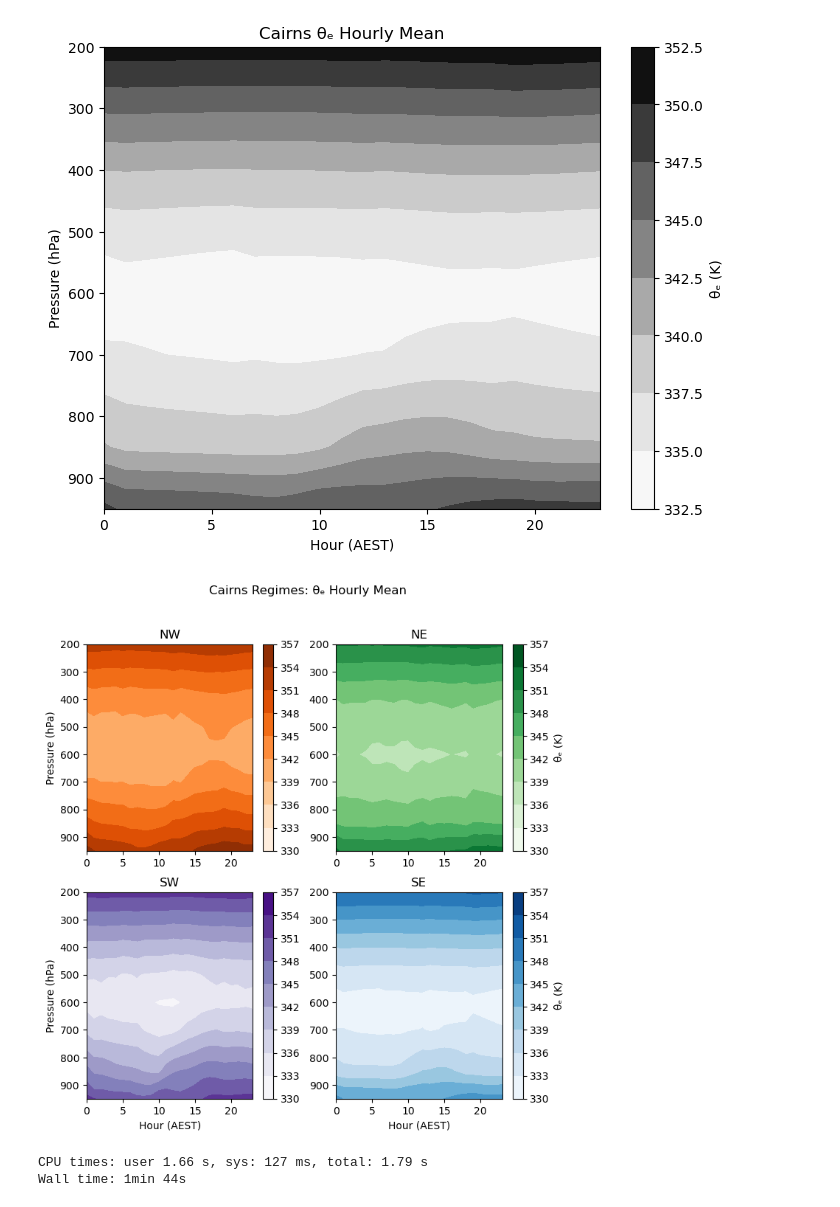
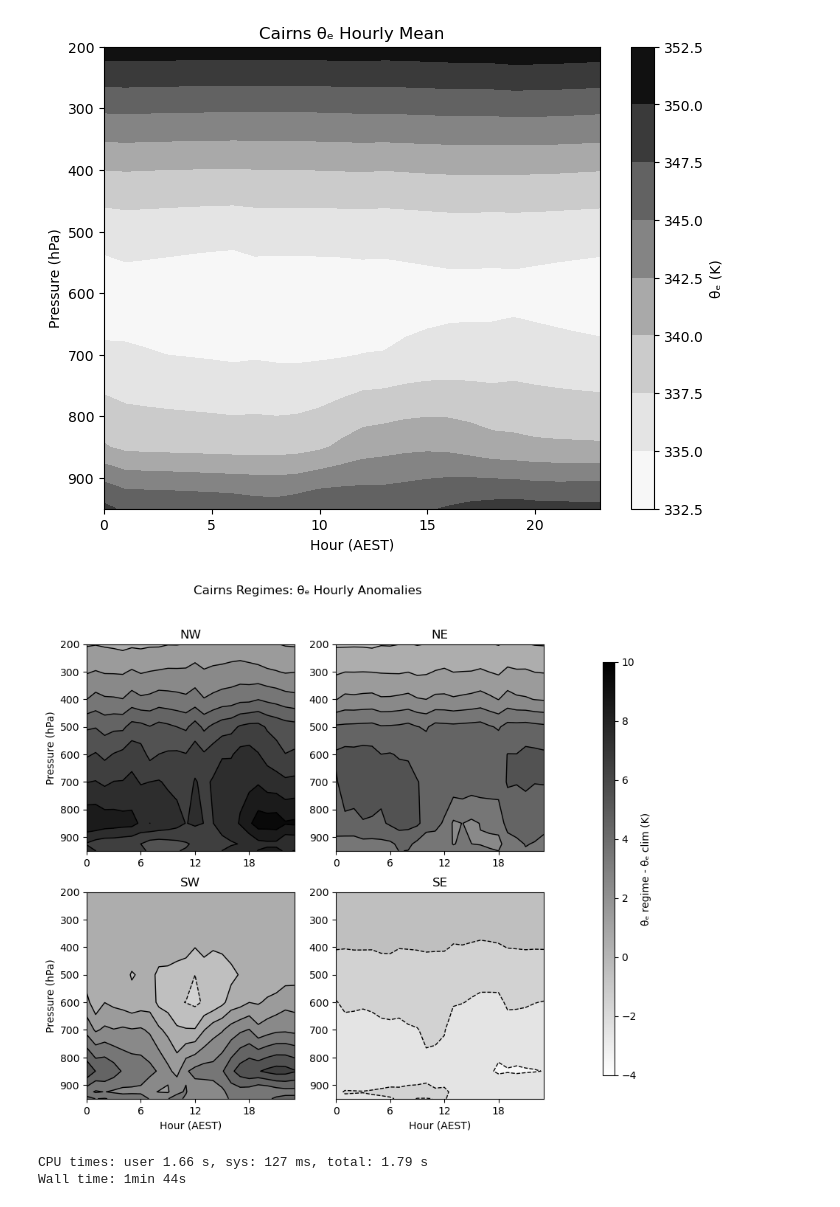
Before and after one commit to alanah-chapman/diurnal-cylces-of-clouds-and-rainfall-over-NE-QLD-during-CBS, a Jupyter notebook: BA_theta-e.ipynb, the cells around one changed output. Drawn from its saved outputs; the diff is of its cells as text; code cells hidden in the pictures.

```diff
--- a/BA_theta-e.ipynb
+++ b/BA_theta-e.ipynb
@@ -212,11 +218,11 @@ eqpt_NW_roll = np.roll(eqpt_NW,shift=10,axis=0)
 # %%
 # save eqpt results as numpy array dataset
 # np.save('/home/563/ac9768/barra-2/eqpt_NW_towns.npy', eqpt_NW_roll)
-eqpt = np.load('/home/563/ac9768/barra-2/eqpt_cairns.npy')
-eqpt_NE = np.load('/home/563/ac9768/barra-2/eqpt_NE_cairns.npy')
-eqpt_SE = np.load('/home/563/ac9768/barra-2/eqpt_SE_cairns.npy')
-eqpt_SW = np.load('/home/563/ac9768/barra-2/eqpt_SW_cairns.npy')
-eqpt_NW = np.load('/home/563/ac9768/barra-2/eqpt_NW_cairns.npy')
+eqpt = np.load('/home/563/ac9768/barra-2/eqpt/eqpt_cairns.npy')
+eqpt_NE = np.load('/home/563/ac9768/barra-2/eqpt/eqpt_NE_cairns.npy')
+eqpt_SE = np.load('/home/563/ac9768/barra-2/eqpt/eqpt_SE_cairns.npy')
+eqpt_SW = np.load('/home/563/ac9768/barra-2/eqpt/eqpt_SW_cairns.npy')
+eqpt_NW = np.load('/home/563/ac9768/barra-2/eqpt/eqpt_NW_cairns.npy')
 # %%
 fig,ax = plt.subplots(1,1, figsize=[8,6])
 pressure = np.array([95000,92500,85000,70000,60000,50000,40000,30000,20000])
@@ -255,43 +261,59 @@ def plot_eqpt(site,eqpt,eqpt_NE,eqpt_SE,eqpt_SW,eqpt_NW,single_plot=None):
         ax.set_xlabel("θ\u2091 (K)")
         ax.grid()
         ax.set_xlim(331,357.5)
     else:
         fig,ax = plt.subplots(2,2, figsize=[8,8])
         ax[0,0].invert_yaxis()
         ax[0,1].invert_yaxis()
         ax[1,0].invert_yaxis()
         ax[1,1].invert_yaxis()
+        # plot regimes as mean values or difference from mean climatological conditions
+        levels = np.arange(-4,11,1) #np.arange(330,358,3)
         eqpt_NET = eqpt_NE.T
-        ne=ax[0,1].contourf(np.arange(0,24,1),pressure,eqpt_NET,levels=np.arange(330,358,3),cmap="Greens")
-        plt.colorbar(ne,label='θ\u2091 (K)',ax=ax[0,1])
+        ne=ax[0,1].contourf(np.arange(0,24,1),pressure,eqpt_NET-eqptT,levels=levels,cmap="binary")
+        ax[0,1].contour(np.arange(0,24,1),pressure,eqpt_NET-eqptT,levels=levels,colors="black",linewidths=1)
+        # plt.colorbar(ne,label='θ\u2091 (K)',ax=ax[0,1])
         eqpt_SET = eqpt_SE.T
-        se=ax[1,1].contourf(np.arange(0,24,1),pressure,eqpt_SET,levels=np.arange(330,358,3),cmap="Blues")
-        plt.colorbar(se,label='θ\u2091 (K)',ax=ax[1,1])
+        se=ax[1,1].contourf(np.arange(0,24,1),pressure,eqpt_SET-eqptT,levels=levels,cmap="binary")
+        ax[1,1].contour(np.arange(0,24,1),pressure,eqpt_SET-eqptT,levels=levels,colors="black",linewidths=1)
+        # plt.colorbar(se,label='θ\u2091 (K)',ax=ax[1,1])
         eqpt_SWT = eqpt_SW.T
-        sw=ax[1,0].contourf(np.arange(0,24,1),pressure,eqpt_SWT,levels=np.arange(330,358,3),cmap="Purples")
-        plt.colorbar(sw,ax=ax[1,0])
+        sw=ax[1,0].contourf(np.arange(0,24,1),pressure,eqpt_SWT-eqptT,levels=levels,cmap="binary")
+        ax[1,0].contour(np.arange(0,24,1),pressure,eqpt_SWT-eqptT,levels=levels,colors="black",linewidths=1)
+        # plt.colorbar(sw,ax=ax[1,0])
         eqpt_NWT = eqpt_NW.T
-        nw=ax[0,0].contourf(np.arange(0,24,1),pressure,eqpt_NWT,levels=np.arange(330,358,3),cmap="Oranges")
-        plt.colorbar(nw,ax=ax[0,0])
+        nw=ax[0,0].contourf(np.arange(0,24,1),pressure,eqpt_NWT-eqptT,levels=levels,cmap="binary")
+        ax[0,0].contour(np.arange(0,24,1),pressure,eqpt_NWT-eqptT,levels=levels,colors="black",linewidths=1)
+        # plt.colorbar(nw,ax=ax[0,0])
+        cax = fig.add_axes([1, 0.15, 0.02, 0.7])  # [left, bottom, width, height]
+        # # Create a colorbar using the ScalarMappable from one of the subplots
+        sm = plt.cm.ScalarMappable(cmap="binary")
+        sm.set_array(levels)  # You need to set an array for the ScalarMappable
+        cbar = plt.colorbar(sm,label='θ\u2091 regime - θ\u2091 clim (K)', cax=cax)
         ax[0,0].set_yticks(np.arange(20000,100000,10000),yticklabels)
         ax[0,1].set_yticks(np.arange(20000,100000,10000),yticklabels)
         ax[1,1].set_yticks(np.arange(20000,100000,10000),yticklabels)
         ax[1,0].set_yticks(np.arange(20000,100000,10000),yticklabels)
+
+        ax[0,0].set_xticks(np.arange(0,24,6))
+        ax[0,1].set_xticks(np.arange(0,24,6),)
+        ax[1,1].set_xticks(np.arange(0,24,6),)
+        ax[1,0].set_xticks(np.arange(0,24,6),)
         ax[0,0].set_title('NW')
         ax[0,1].set_title('NE')
         ax[1,1].set_title('SE')
         ax[1,0].set_title('SW')
         ax[0,0].set_ylabel("Pressure (hPa)")
         ax[1,0].set_ylabel("Pressure (hPa)")
         ax[1,0].set_xlabel("Hour (AEST)")
         ax[1,1].set_xlabel("Hour (AEST)")
-    plt.suptitle(site+' Regimes: θ\u2091 Hourly Mean')
+    plt.suptitle(site+' Regimes: θ\u2091 Hourly Anomalies')
     return plt.show
 
 
 plot_eqpt("Cairns",eqpt,eqpt_NE,eqpt_SE,eqpt_SW,eqpt_NW,single_plot=False);
 # %% [output]
-[figure, old version]
+[figure, new version]
 # %%
 # define a function for lazily computing the mean across time for all variables
 # to look at diurnal variability swap out wind regime for hour of day time steps (for each site)
```
Also changed, not shown: parts of 4 cells of this notebook, 3 other files.
